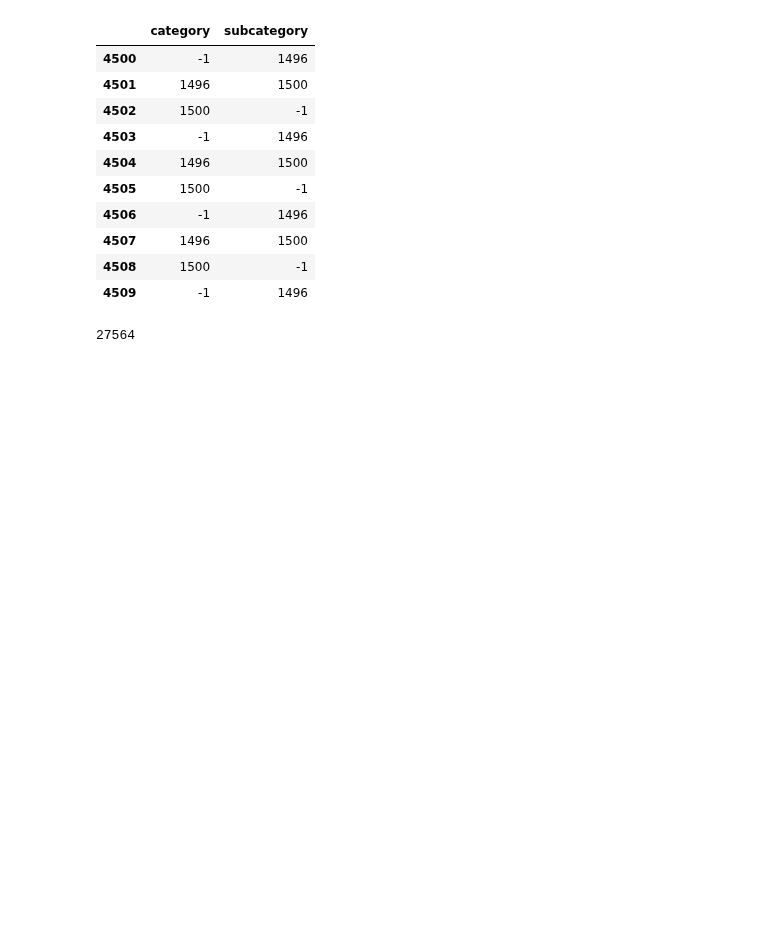
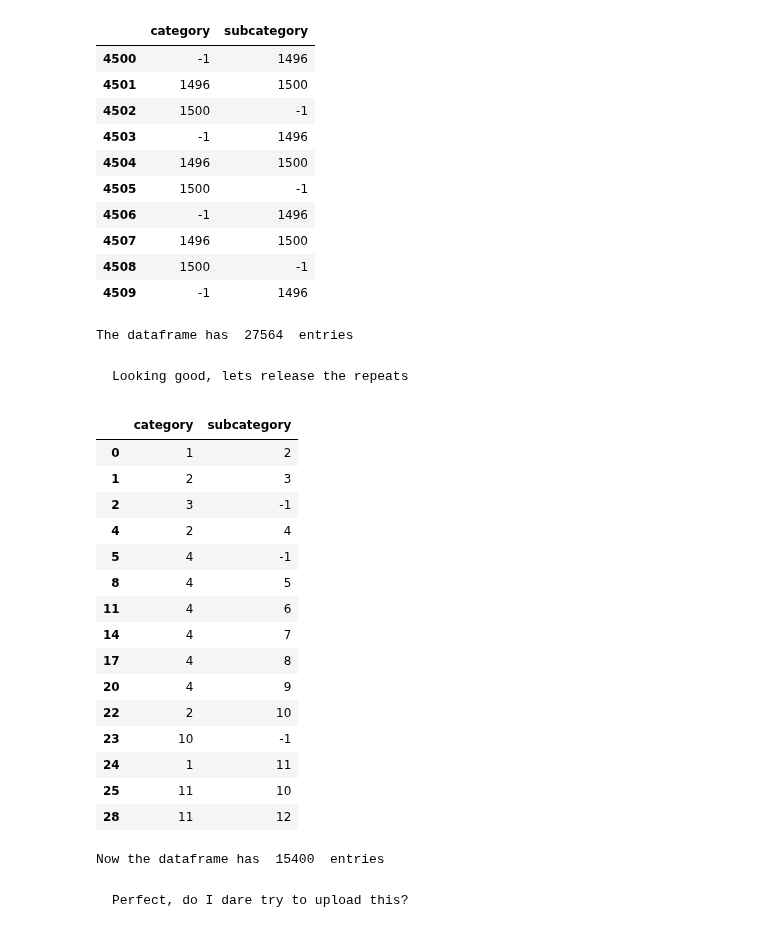
Before and after one commit to almsam/ISupply-project, a Jupyter notebook: db upload/tree upload/Tree upload NB.ipynb, the cells around one changed output. Cells and saved outputs as stored; diff of their text form; code cells hidden in the pictures; blank space fills up the shorter version.

Commit message:
removed non unique

```diff
--- a/db upload/tree upload/Tree upload NB.ipynb
+++ b/db upload/tree upload/Tree upload NB.ipynb
@@ -195,7 +195,35 @@ dfInt.iloc[4500:4510]
 | 4507 | 1496 | 1500 |
 | 4508 | 1500 | -1 |
 | 4509 | -1 | 1496 |
-# %%
-dfInt.size
-# %% [output]
-27564
+# %%
+print("The dataframe has ", dfInt.size, " entries")
+# %% [output]
+The dataframe has  27564  entries
+# %% [markdown]
+    Looking good, lets release the repeats
+# %%
+dfIntUnique = pd.DataFrame(dfInt.drop_duplicates())
+dfIntUnique.head(15)
+# %% [output]
+|  | category | subcategory |
+| 0 | 1 | 2 |
+| 1 | 2 | 3 |
+| 2 | 3 | -1 |
+| 4 | 2 | 4 |
+| 5 | 4 | -1 |
+| 8 | 4 | 5 |
+| 11 | 4 | 6 |
+| 14 | 4 | 7 |
+| 17 | 4 | 8 |
+| 20 | 4 | 9 |
+| 22 | 2 | 10 |
+| 23 | 10 | -1 |
+| 24 | 1 | 11 |
+| 25 | 11 | 10 |
+| 28 | 11 | 12 |
+# %%
+print("Now the dataframe has ", dfIntUnique.size, " entries")
+# %% [output]
+Now the dataframe has  15400  entries
+# %% [markdown]
+    Perfect, do I dare try to upload this?
```
